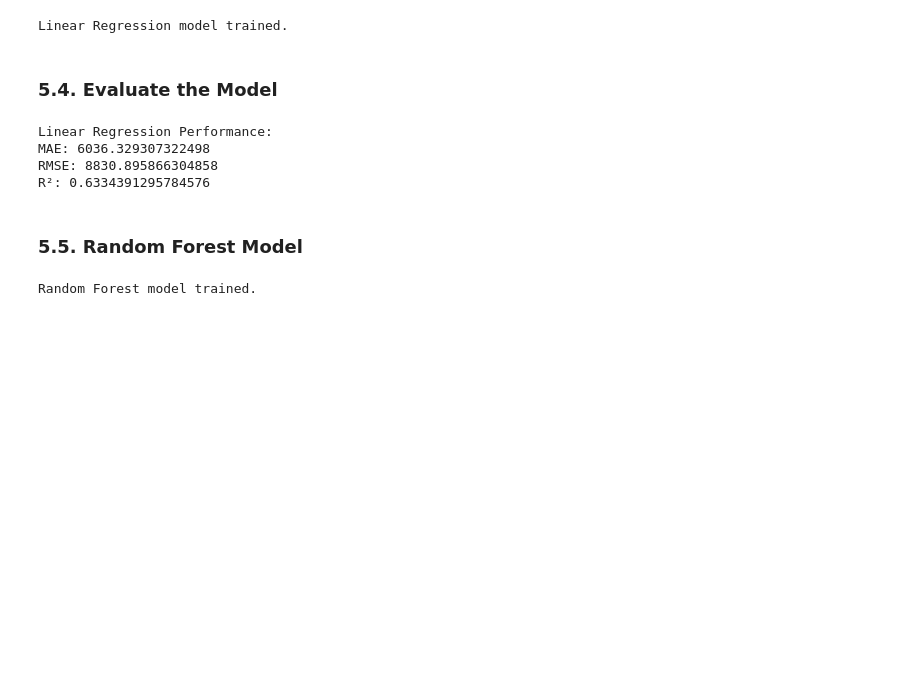
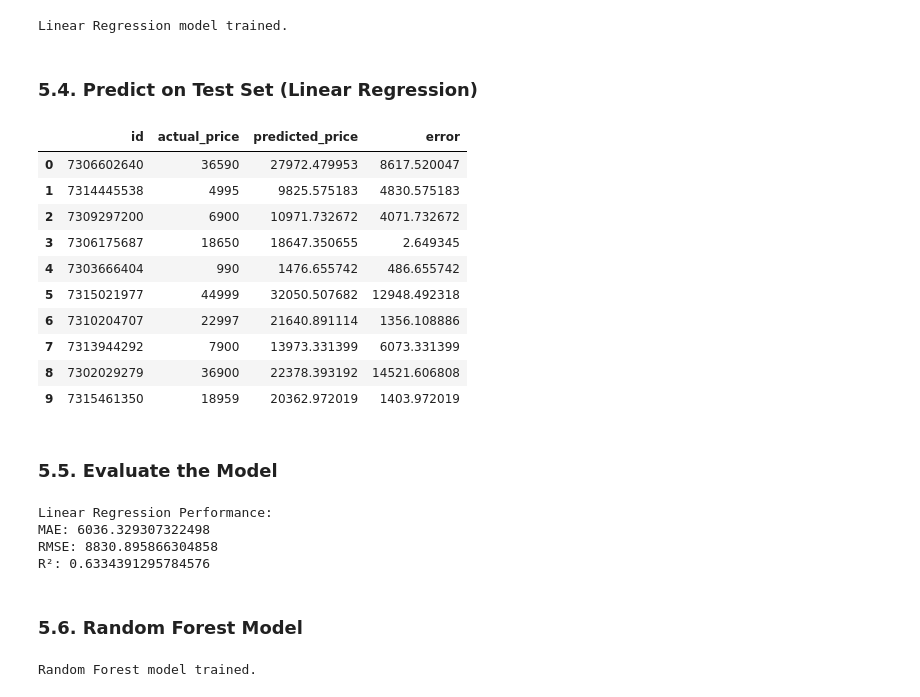
Before and after one commit to clebastard21/catherine-ml-portfolio, a Jupyter notebook: supervised-learning/vehicle-price-prediction.ipynb, the cells around one changed output. Drawn from its saved outputs; the diff is of its cells as text; code cells hidden in the pictures; blank space fills up the shorter version.

```diff
--- a/supervised-learning/vehicle-price-prediction.ipynb
+++ b/supervised-learning/vehicle-price-prediction.ipynb
@@ -604,8 +604,36 @@ linreg_model.fit(X_train, y_train)
 print("Linear Regression model trained.")
 # %% [output]
 Linear Regression model trained.
+# %% [markdown]
+### 5.4. Predict on Test Set (Linear Regression)
+# %%
+# Predict using Linear Regression
+linreg_pred = linreg_model.predict(X_test)
+
+# Show first few predictions
+results_df = pd.DataFrame({
+    "id": X_test["id"].values,
+    "actual_price": y_test.values,
+    "predicted_price": linreg_pred
+})
+
+results_df["error"] = abs(results_df["actual_price"] - results_df["predicted_price"])
+
+results_df.head(10)
+# %% [output]
+|  | id | actual_price | predicted_price | error |
+| 0 | 7306602640 | 36590 | 27972.479953 | 8617.520047 |
+| 1 | 7314445538 | 4995 | 9825.575183 | 4830.575183 |
+| 2 | 7309297200 | 6900 | 10971.732672 | 4071.732672 |
+| 3 | 7306175687 | 18650 | 18647.350655 | 2.649345 |
+| 4 | 7303666404 | 990 | 1476.655742 | 486.655742 |
+| 5 | 7315021977 | 44999 | 32050.507682 | 12948.492318 |
+| 6 | 7310204707 | 22997 | 21640.891114 | 1356.108886 |
+| 7 | 7313944292 | 7900 | 13973.331399 | 6073.331399 |
+| 8 | 7302029279 | 36900 | 22378.393192 | 14521.606808 |
+| 9 | 7315461350 | 18959 | 20362.972019 | 1403.972019 |
 # %% [markdown]
-### 5.4. Evaluate the Model
+### 5.5. Evaluate the Model
 # %%
 from sklearn.metrics import mean_absolute_error, mean_squared_error, r2_score
 import numpy as np
@@ -626,7 +654,7 @@ MAE: 6036.329307322498
 RMSE: 8830.895866304858
 R²: 0.6334391295784576
 # %% [markdown]
-### 5.5. Random Forest Model
+### 5.6. Random Forest Model
 # %%
 from sklearn.ensemble import RandomForestRegressor
 
```
Also changed, not shown: parts of 21 cells of this notebook.
